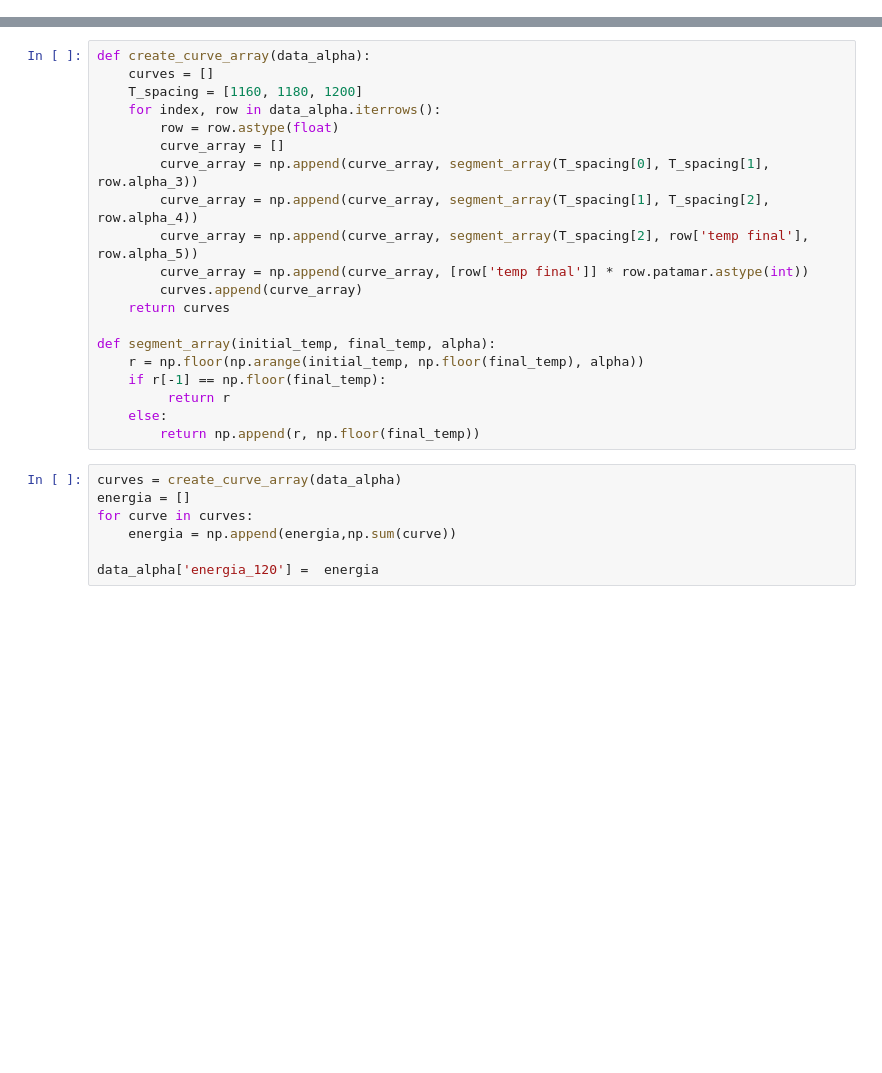
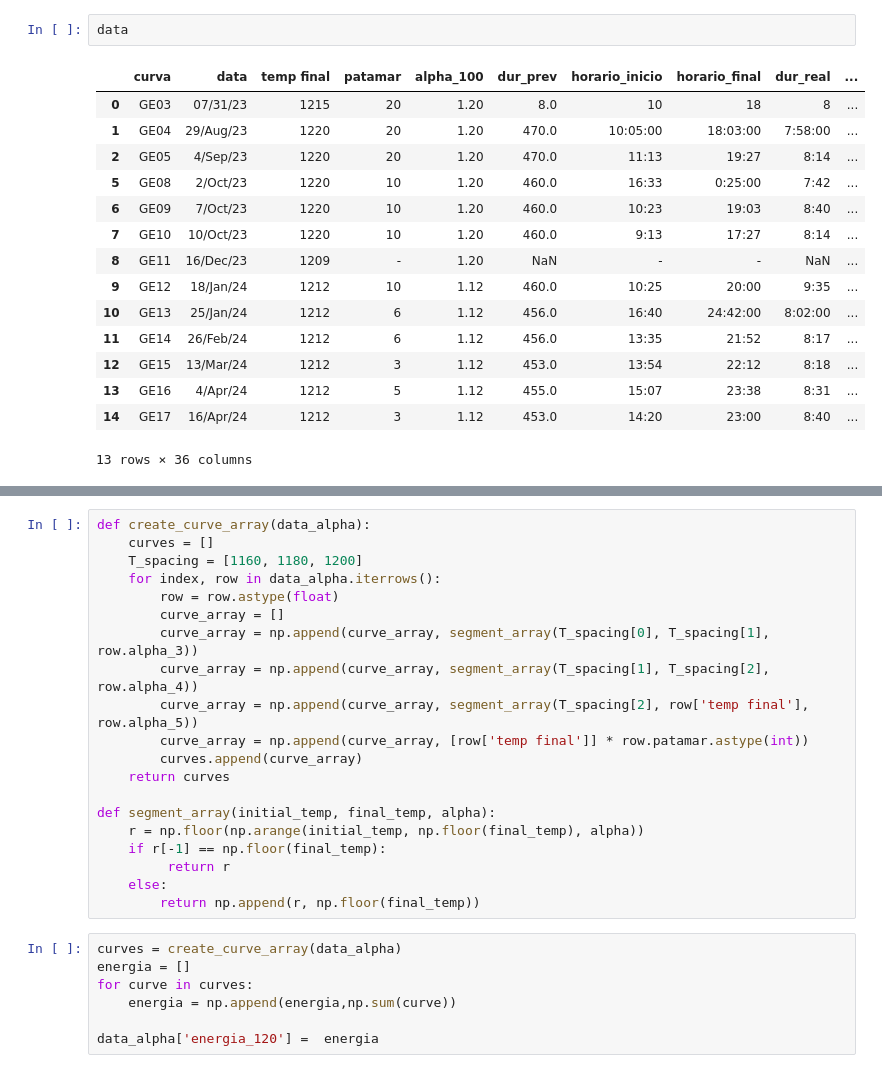
Before and after one commit to Jliporace/reading-kiln-termostat, a Jupyter notebook: notebooks/EDA Queimas.ipynb, the cells around one changed output, grey strips where cells are left out. Drawn from its saved outputs; the diff is of its cells as text; blank space fills up the shorter version.

```diff
--- a/notebooks/EDA Queimas.ipynb
+++ b/notebooks/EDA Queimas.ipynb
@@ -29 +22,19 @@ please provide us feedback at https://github.com/pandas-dev/pandas/issues/54466
 [interactive output not drawn]
+# %%
+data
+# %% [output]
+|  | curva | data | temp final | patamar | alpha_100 | dur_prev | horario_inicio | horario_final | dur_real | ... |
+| 0 | GE03 | 07/31/23 | 1215 | 20 | 1.20 | 8.0 | 10 | 18 | 8 | ... |
+| 1 | GE04 | 29/Aug/23 | 1220 | 20 | 1.20 | 470.0 | 10:05:00 | 18:03:00 | 7:58:00 | ... |
+| 2 | GE05 | 4/Sep/23 | 1220 | 20 | 1.20 | 470.0 | 11:13 | 19:27 | 8:14 | ... |
+| 5 | GE08 | 2/Oct/23 | 1220 | 10 | 1.20 | 460.0 | 16:33 | 0:25:00 | 7:42 | ... |
+| 6 | GE09 | 7/Oct/23 | 1220 | 10 | 1.20 | 460.0 | 10:23 | 19:03 | 8:40 | ... |
+| 7 | GE10 | 10/Oct/23 | 1220 | 10 | 1.20 | 460.0 | 9:13 | 17:27 | 8:14 | ... |
+| 8 | GE11 | 16/Dec/23 | 1209 | - | 1.20 | NaN | - | - | NaN | ... |
+| 9 | GE12 | 18/Jan/24 | 1212 | 10 | 1.12 | 460.0 | 10:25 | 20:00 | 9:35 | ... |
+| 10 | GE13 | 25/Jan/24 | 1212 | 6 | 1.12 | 456.0 | 16:40 | 24:42:00 | 8:02:00 | ... |
+| 11 | GE14 | 26/Feb/24 | 1212 | 6 | 1.12 | 456.0 | 13:35 | 21:52 | 8:17 | ... |
+| 12 | GE15 | 13/Mar/24 | 1212 | 3 | 1.12 | 453.0 | 13:54 | 22:12 | 8:18 | ... |
+| 13 | GE16 | 4/Apr/24 | 1212 | 5 | 1.12 | 455.0 | 15:07 | 23:38 | 8:31 | ... |
+| 14 | GE17 | 16/Apr/24 | 1212 | 3 | 1.12 | 453.0 | 14:20 | 23:00 | 8:40 | ... |
+13 rows × 36 columns
```
Also changed, not shown: parts of 19 cells of this notebook, 1 other file.
